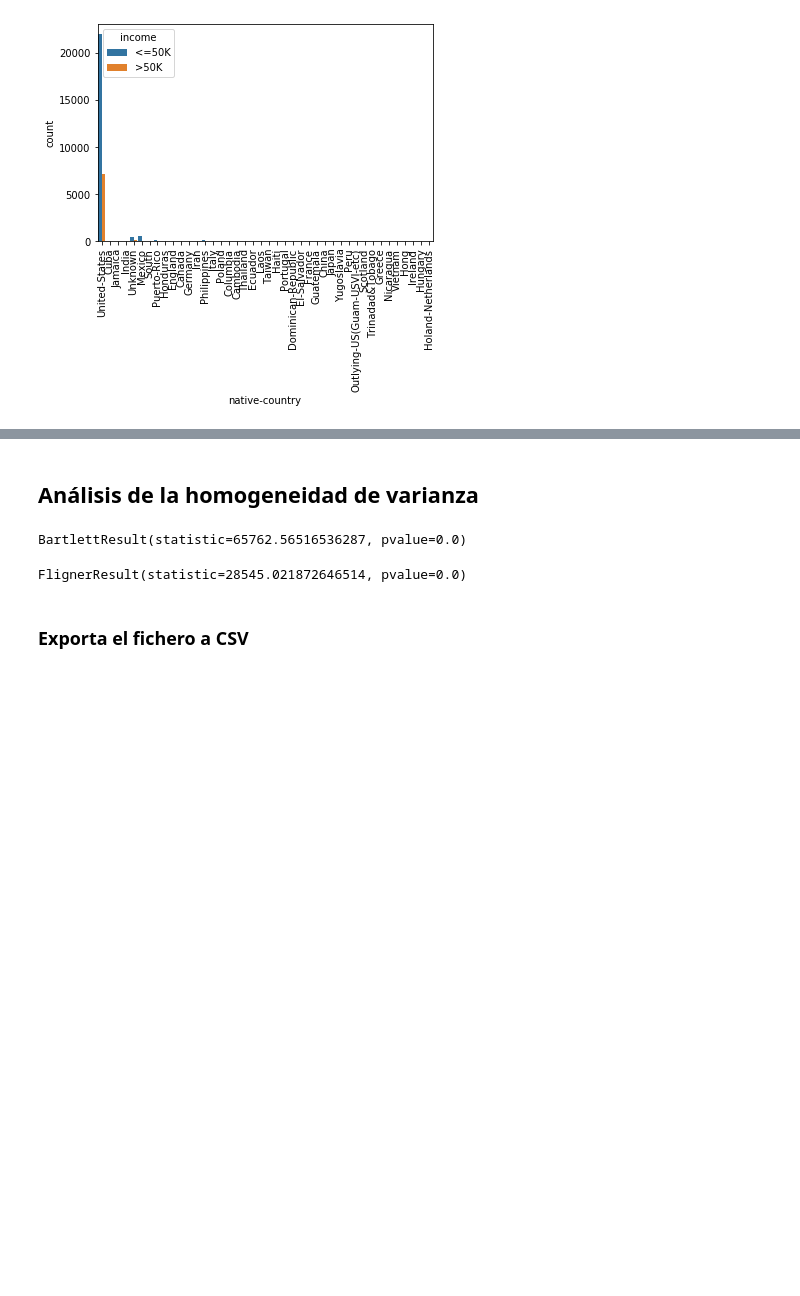
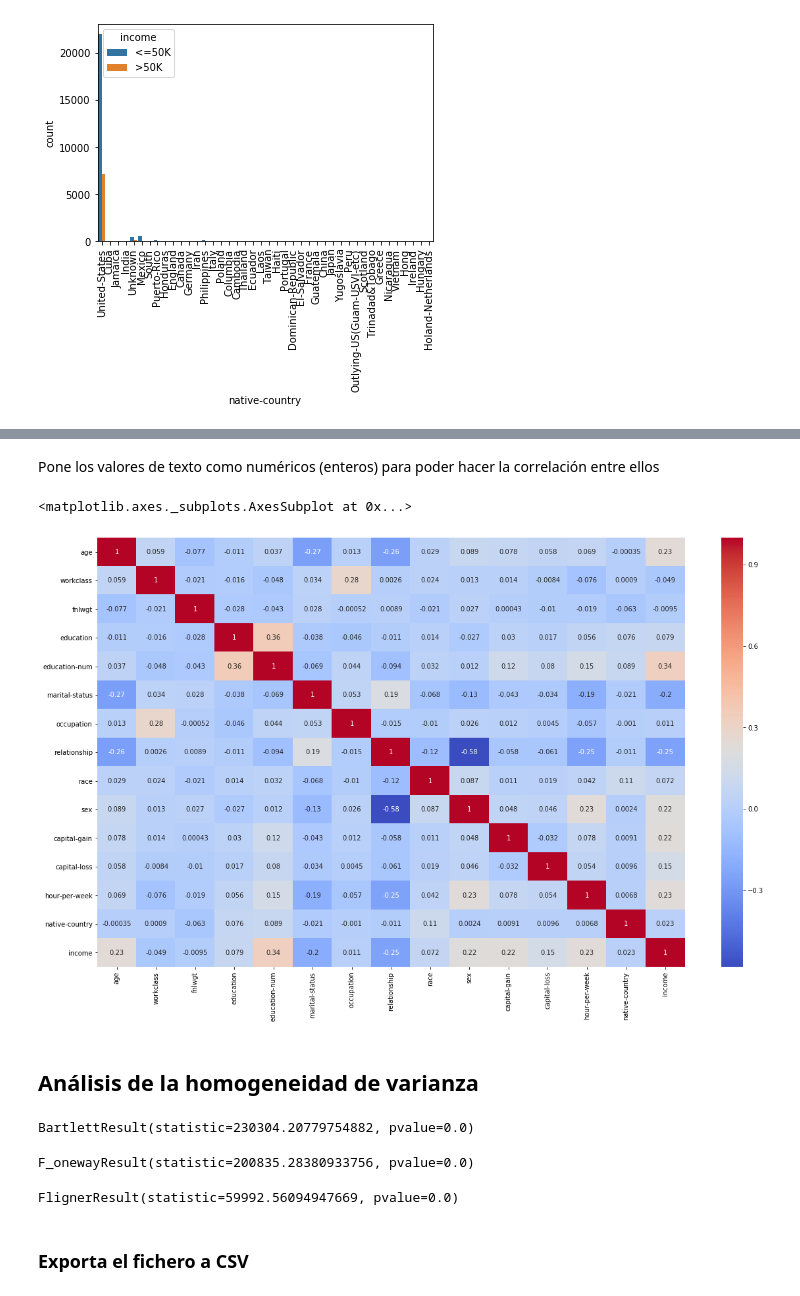
Before and after one commit to adelaconcha-uoc/pra2-limpieza-y-analisis, a Jupyter notebook: notebook/PRA2-limpieza-y-analisis.ipynb, the cells around one changed output, grey strips where cells are left out. Drawn from its saved outputs; the diff is of its cells as text; code cells hidden in the pictures; blank space fills up the shorter version.

```diff
--- a/notebook/PRA2-limpieza-y-analisis.ipynb
+++ b/notebook/PRA2-limpieza-y-analisis.ipynb
@@ -252,0 +255,9 @@ plt.xticks(rotation=90)
+# %%
+from sklearn.preprocessing import LabelEncoder
+le = LabelEncoder()
+# %%
+dfcorr = df
+
+for col in dfcorr.columns:
+    if dfcorr[col].dtypes == 'object':
+        dfcorr[col] = le.fit_transform(dfcorr[col])
@@ -253,18 +292,35 @@ plt.xticks(rotation=90)
+# %% [markdown]
+Pone los valores de texto como numéricos (enteros) para poder hacer la correlación entre ellos
+# %%
+corrmat = dfcorr.corr()
+plt.figure(figsize=(20,12))
+sns.heatmap(corrmat, annot=True, cmap='coolwarm')
+# %% [output]
+<matplotlib.axes._subplots.AxesSubplot at 0x...>
+[figure, added]
 # %% [markdown]
 ## Análisis de la homogeneidad de varianza
 # %%
 import scipy.stats as ss
 # %%
-a=df['education-num']
-b=df['age']
+a=dfcorr['education-num']
+b=dfcorr['age']
+c=dfcorr['income']
 
-ss.bartlett (a, b)
+#bartlett test
+ss.bartlett (a, b, c)
 # %% [output]
-BartlettResult(statistic=65762.56516536287, pvalue=0.0)
+BartlettResult(statistic=230304.20779754882, pvalue=0.0)
+# %%
+#f-test
+ss.f_oneway (a,b,c)
+# %% [output]
+F_onewayResult(statistic=200835.28380933756, pvalue=0.0)
 # %%
-ss.fligner (a, b)
+#flinger test
+ss.fligner (a, b, c)
 # %% [output]
-FlignerResult(statistic=28545.021872646514, pvalue=0.0)
+FlignerResult(statistic=59992.56094947669, pvalue=0.0)
 # %% [markdown]
 ### Exporta el fichero a CSV
 # %%
```
Also changed, not shown: parts of 4 cells of this notebook.
